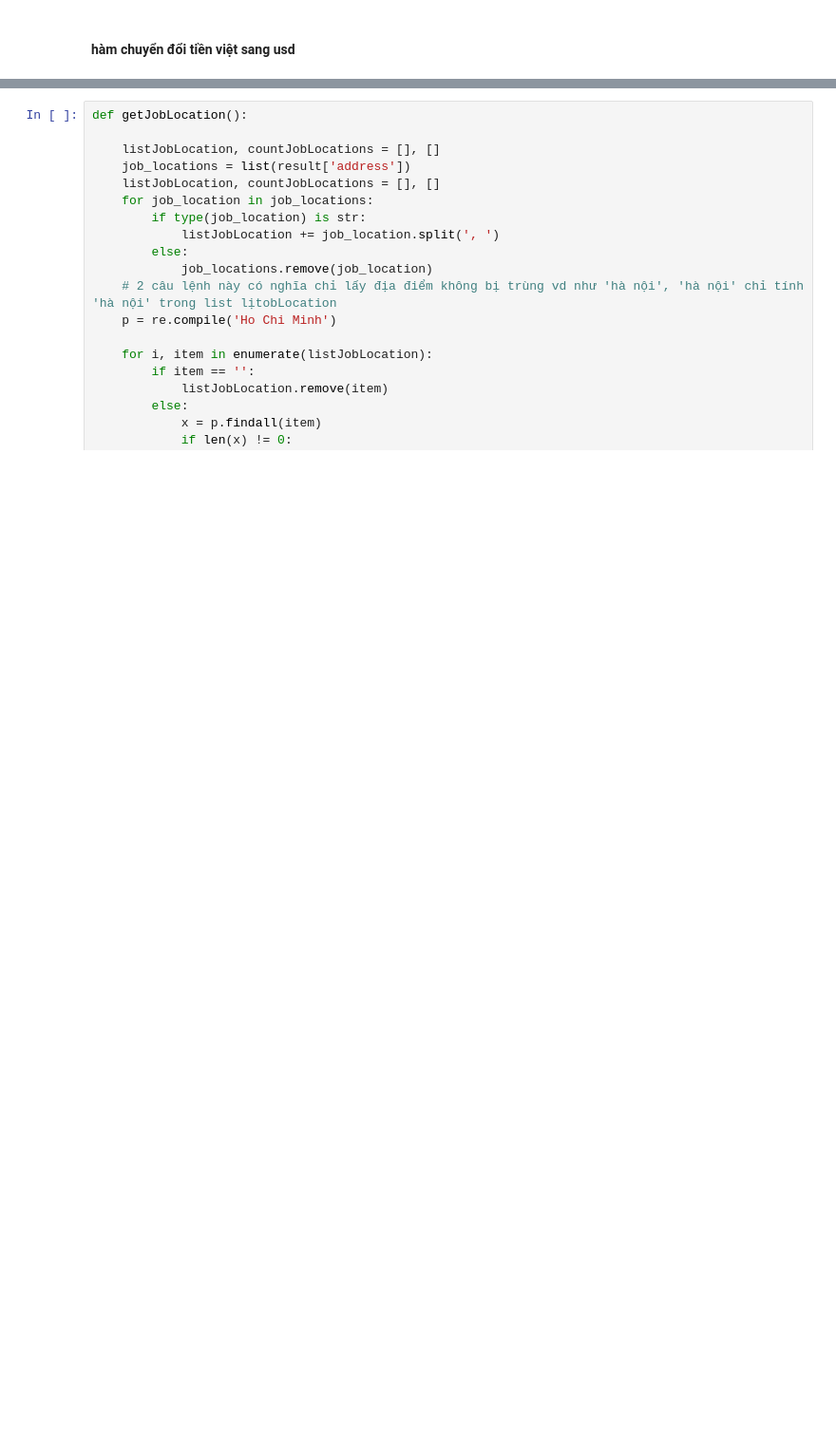
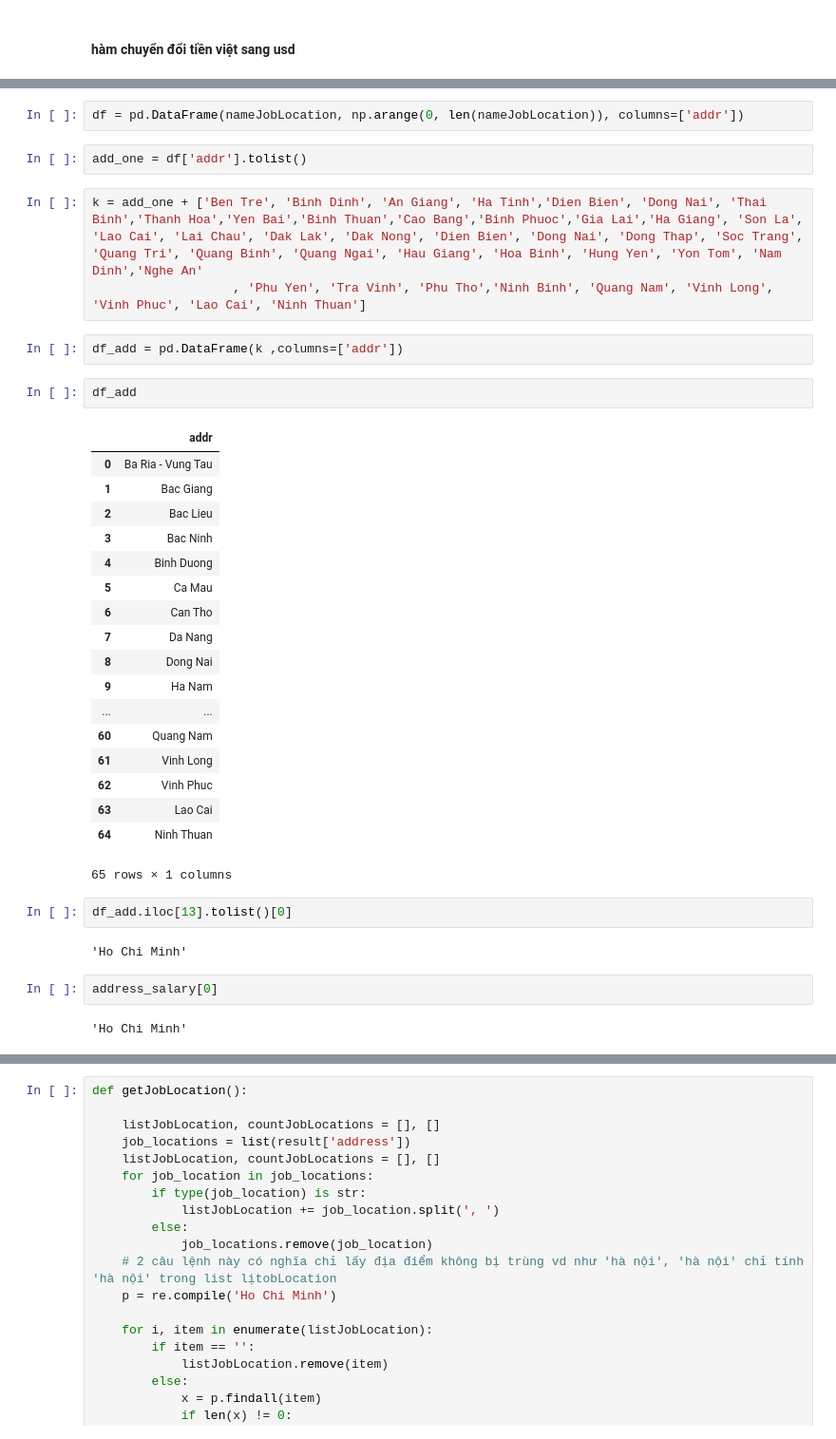
Before and after one commit to thanhcong96199/JOB, a Jupyter notebook: Results_data_work.ipynb, the cells around one changed output, grey strips where cells are left out. Shown at 95% size. Cells and saved outputs as stored; diff of their text form; blank space fills up the shorter version.

```diff
--- a/Results_data_work.ipynb
+++ b/Results_data_work.ipynb
@@ -407,0 +344,38 @@ result.describe()
+# %%
+df = pd.DataFrame(nameJobLocation, np.arange(0, len(nameJobLocation)), columns=['addr'])
+# %%
+add_one = df['addr'].tolist()
+# %%
+k = add_one + ['Ben Tre', 'Binh Dinh', 'An Giang', 'Ha Tinh','Dien Bien', 'Dong Nai', 'Thai Binh','Thanh Hoa','Yen Bai','Binh Thuan','Cao Bang','Binh Phuoc','Gia Lai','Ha Giang', 'Son La', 'Lao Cai', 'Lai Chau', 'Dak Lak', 'Dak Nong', 'Dien Bien', 'Dong Nai', 'Dong Thap', 'Soc Trang', 'Quang Tri', 'Quang Binh', 'Quang Ngai', 'Hau Giang', 'Hoa Binh', 'Hung Yen', 'Yon Tom', 'Nam Dinh','Nghe An'
+                   , 'Phu Yen', 'Tra Vinh', 'Phu Tho','Ninh Binh', 'Quang Nam', 'Vinh Long', 'Vinh Phuc', 'Lao Cai', 'Ninh Thuan']
+# %%
+df_add = pd.DataFrame(k ,columns=['addr'])
+# %%
+df_add
+# %% [output]
+|  | addr |
+| 0 | Ba Ria - Vung Tau |
+| 1 | Bac Giang |
+| 2 | Bac Lieu |
+| 3 | Bac Ninh |
+| 4 | Binh Duong |
+| 5 | Ca Mau |
+| 6 | Can Tho |
+| 7 | Da Nang |
+| 8 | Dong Nai |
+| 9 | Ha Nam |
+| ... | ... |
+| 60 | Quang Nam |
+| 61 | Vinh Long |
+| 62 | Vinh Phuc |
+| 63 | Lao Cai |
+| 64 | Ninh Thuan |
+65 rows × 1 columns
+# %%
+df_add.iloc[13].tolist()[0]
+# %% [output]
+'Ho Chi Minh'
+# %%
+address_salary[0]
+# %% [output]
+'Ho Chi Minh'
```
Also changed, not shown: parts of 118 cells of this notebook.
